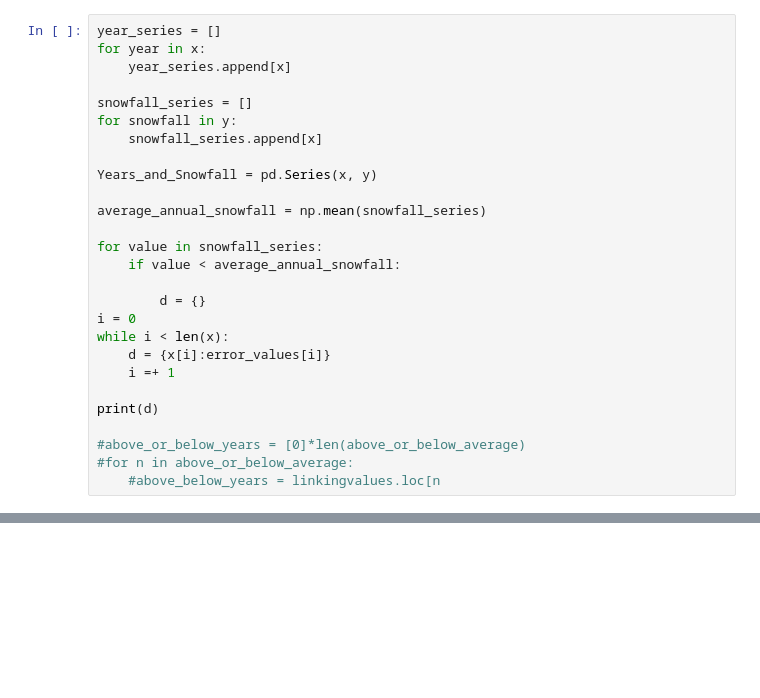
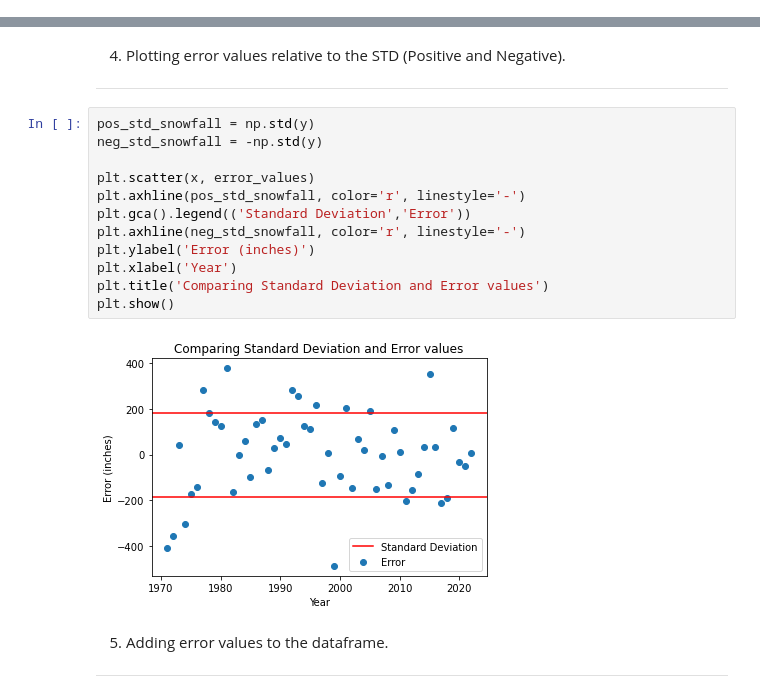
Before and after one commit to jrtomer/Python_Project, a Jupyter notebook: Finalproject.ipynb, the cells around one changed output, grey strips where cells are left out. Cells and saved outputs as stored; diff of their text form; blank space fills up the shorter version.

```diff
--- a/Finalproject.ipynb
+++ b/Finalproject.ipynb
@@ -173,27 +0,0 @@ KeyboardInterrupt:
-# %%
-year_series = []
-for year in x:
-    year_series.append[x]
-
-snowfall_series = []
-for snowfall in y:
-    snowfall_series.append[x]
-
-Years_and_Snowfall = pd.Series(x, y)
-
-average_annual_snowfall = np.mean(snowfall_series)
-
-for value in snowfall_series:
-    if value < average_annual_snowfall:
-
-        d = {}
-i = 0
-while i < len(x):
-    d = {x[i]:error_values[i]}
-    i =+ 1
-
-print(d)
-
-#above_or_below_years = [0]*len(above_or_below_average)
-#for n in above_or_below_average:
-    #above_below_years = linkingvalues.loc[n
@@ -199,0 +47,22 @@ print(d)
+# %% [markdown]
+4. Plotting error values relative to the STD (Positive and Negative).
+
+---
+# %%
+pos_std_snowfall = np.std(y)
+neg_std_snowfall = -np.std(y)
+
+plt.scatter(x, error_values)
+plt.axhline(pos_std_snowfall, color='r', linestyle='-')
+plt.gca().legend(('Standard Deviation','Error'))
+plt.axhline(neg_std_snowfall, color='r', linestyle='-')
+plt.ylabel('Error (inches)')
+plt.xlabel('Year')
+plt.title('Comparing Standard Deviation and Error values')
+plt.show()
+# %% [output]
+[figure, added]
+# %% [markdown]
+5. Adding error values to the dataframe.
+
+---
```
Also changed, not shown: parts of 26 cells of this notebook.
